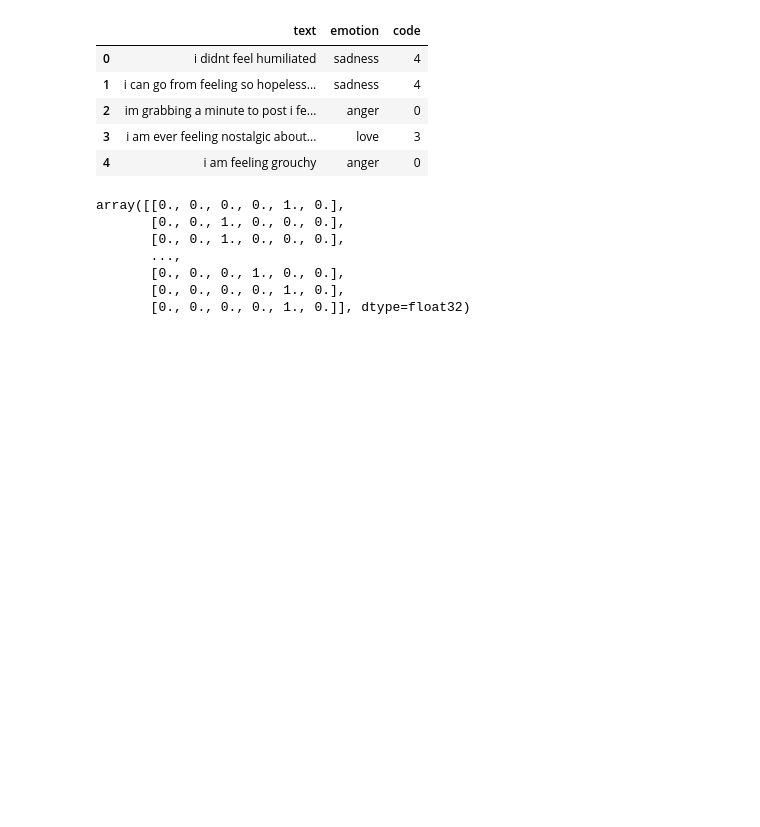
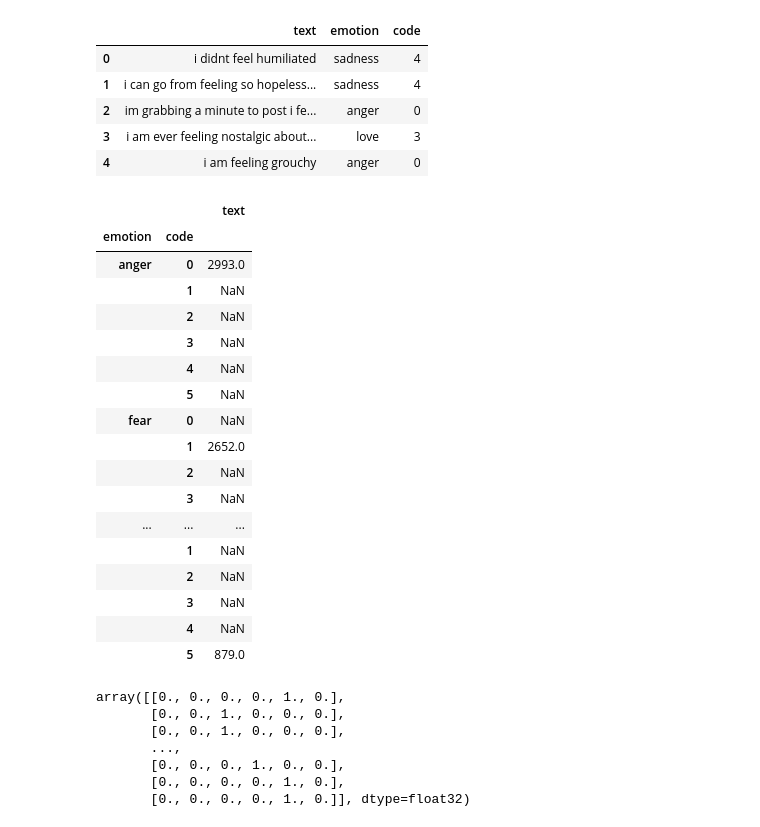
Before and after one commit to keir20/book-woofer, a Jupyter notebook: notebooks/keir20_CNN_NLP_model.ipynb, the cells around one changed output. Cells and saved outputs as stored; diff of their text form; code cells hidden in the pictures; blank space fills up the shorter version.

```diff
--- a/notebooks/keir20_CNN_NLP_model.ipynb
+++ b/notebooks/keir20_CNN_NLP_model.ipynb
@@ -47,6 +45,27 @@ df.head()
 | 2 | im grabbing a minute to post i fe... | anger | 0 |
 | 3 | i am ever feeling nostalgic about... | love | 3 |
 | 4 | i am feeling grouchy | anger | 0 |
+# %%
+df.groupby(['emotion', 'code']).count()
+# %% [output]
+|  |  | text |
+| emotion | code |  |
+| anger | 0 | 2993.0 |
+|  | 1 | NaN |
+|  | 2 | NaN |
+|  | 3 | NaN |
+|  | 4 | NaN |
+|  | 5 | NaN |
+| fear | 0 | NaN |
+|  | 1 | 2652.0 |
+|  | 2 | NaN |
+|  | 3 | NaN |
+| ... | ... | ... |
+|  | 1 | NaN |
+|  | 2 | NaN |
+|  | 3 | NaN |
+|  | 4 | NaN |
+|  | 5 | 879.0 |
 # %%
 X_train, X_test, y_train, y_test = train_test_split(X, y, test_size=0.3, random_state=42)
 # %%
```
Also changed, not shown: parts of 16 cells of this notebook.
